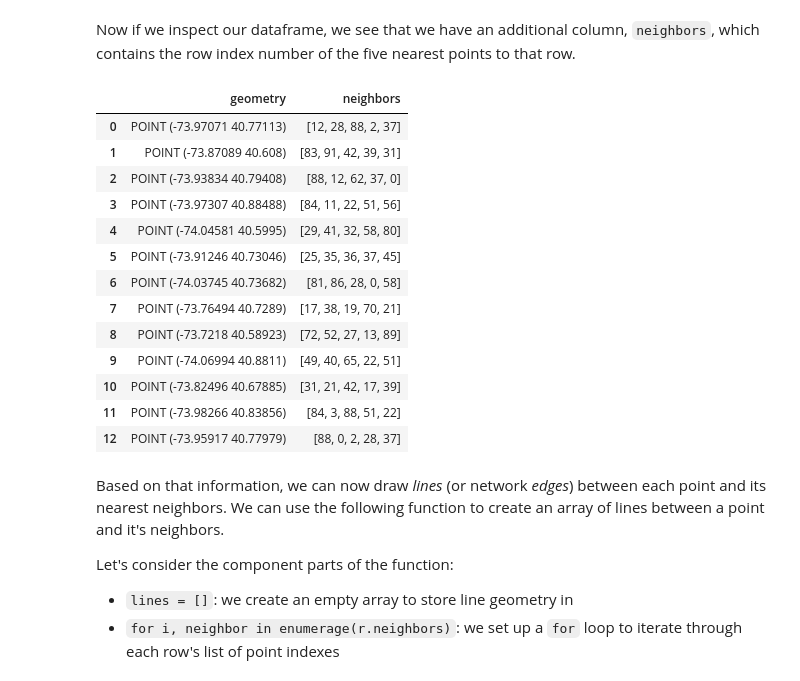
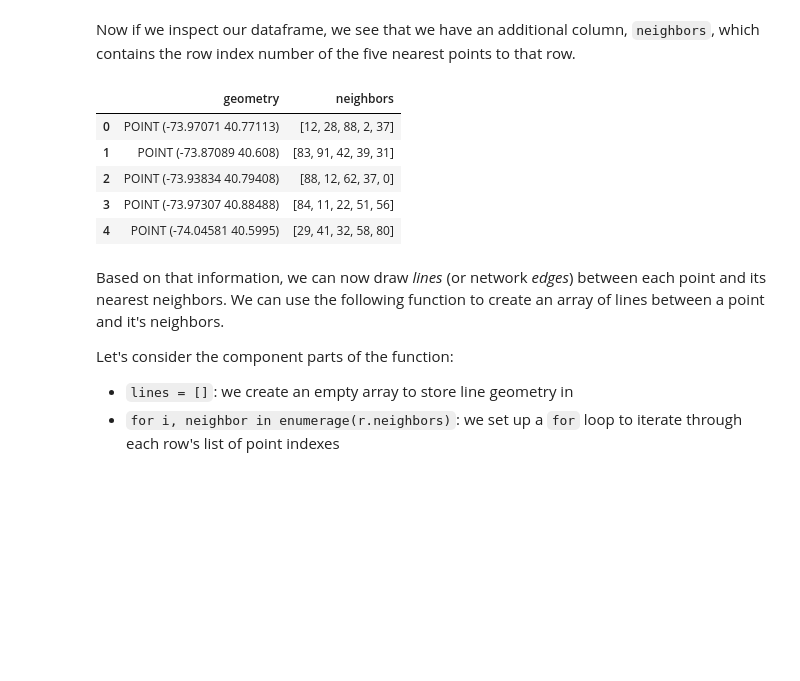
Before and after one commit to mapping-systems/cdp-mapping-systems, a Jupyter notebook: content/Tutorials/04_networks.ipynb, the cells around one changed output. Saved outputs shown, nothing was run; the diff lists cells and outputs as text; code cells hidden in the pictures; blank space fills up the shorter version.

```diff
--- a/content/Tutorials/04_networks.ipynb
+++ b/content/Tutorials/04_networks.ipynb
@@ -109,22 +85,14 @@ Name: neighbors, Length: 100, dtype: object
 # %% [markdown]
 Now if we inspect our dataframe, we see that we have an additional column, `neighbors`, which contains the row index number of the five nearest points to that row.
 # %%
-gdf.head(13)
+gdf.head(5)
 # %% [output]
 |  | geometry | neighbors |
 | 0 | POINT (-73.97071 40.77113) | [12, 28, 88, 2, 37] |
 | 1 | POINT (-73.87089 40.608) | [83, 91, 42, 39, 31] |
 | 2 | POINT (-73.93834 40.79408) | [88, 12, 62, 37, 0] |
 | 3 | POINT (-73.97307 40.88488) | [84, 11, 22, 51, 56] |
 | 4 | POINT (-74.04581 40.5995) | [29, 41, 32, 58, 80] |
-| 5 | POINT (-73.91246 40.73046) | [25, 35, 36, 37, 45] |
-| 6 | POINT (-74.03745 40.73682) | [81, 86, 28, 0, 58] |
-| 7 | POINT (-73.76494 40.7289) | [17, 38, 19, 70, 21] |
-| 8 | POINT (-73.7218 40.58923) | [72, 52, 27, 13, 89] |
-| 9 | POINT (-74.06994 40.8811) | [49, 40, 65, 22, 51] |
-| 10 | POINT (-73.82496 40.67885) | [31, 21, 42, 17, 39] |
-| 11 | POINT (-73.98266 40.83856) | [84, 3, 88, 51, 22] |
-| 12 | POINT (-73.95917 40.77979) | [88, 0, 2, 28, 37] |
 # %% [markdown]
 Based on that information, we can now draw *lines* (or network *edges*) between each point and its nearest neighbors. We can use the following function to create an array of lines between a point and it's neighbors.
 
```
Also changed, not shown: parts of 34 cells of this notebook, 6 other files.
